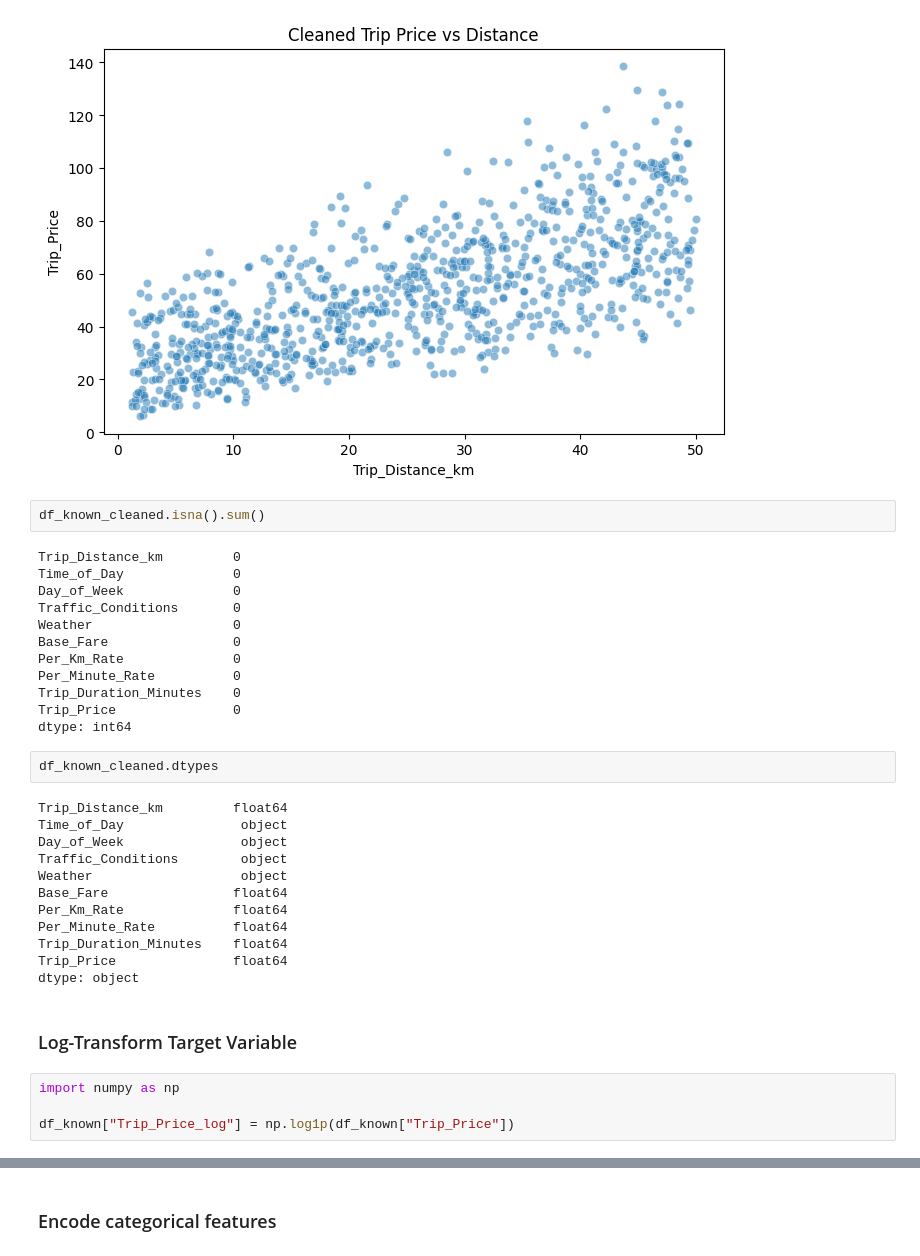
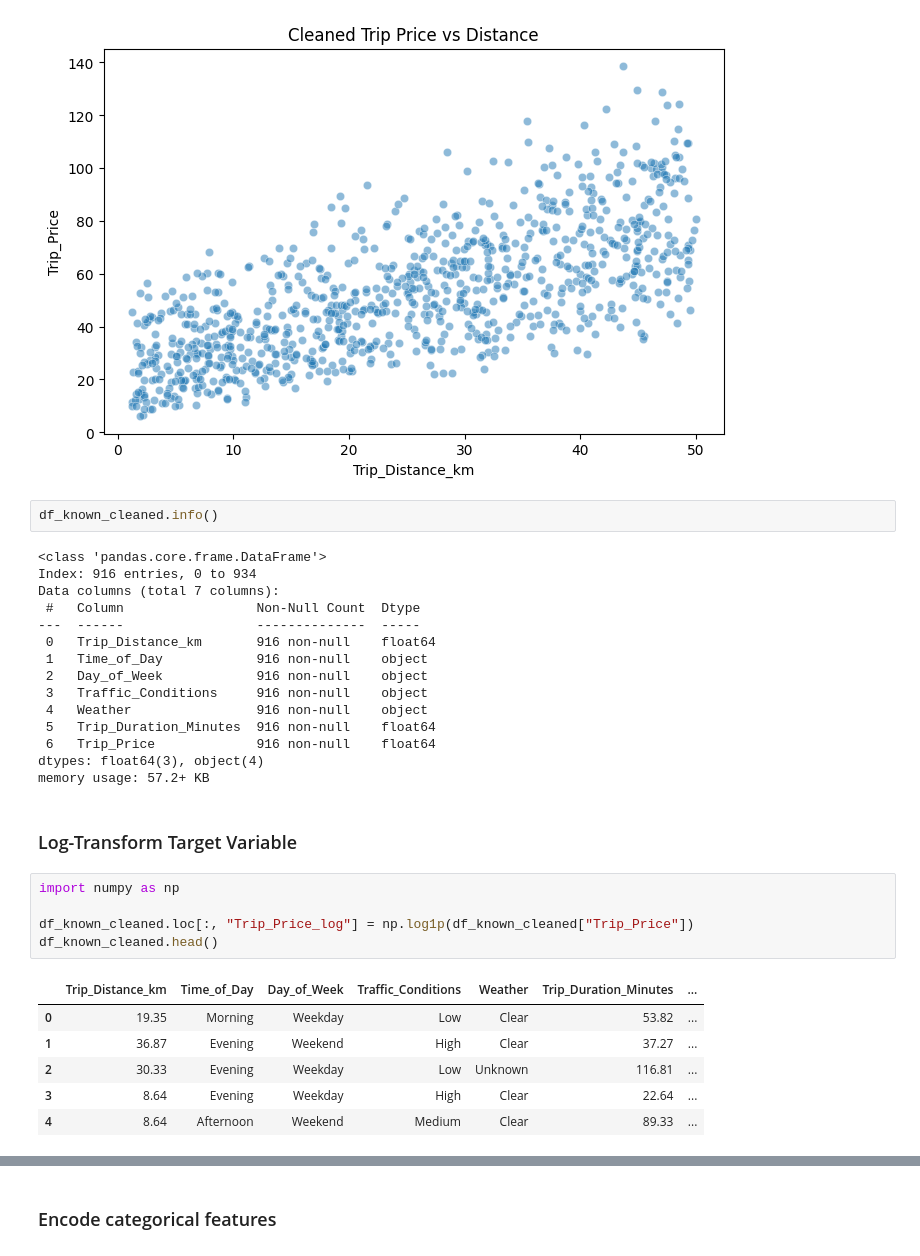
Before and after one commit to Lilit900/taxi_prediction_fullstack_lilit, a Jupyter notebook: src/taxipred/model_development/eda.ipynb, the cells around one changed output, grey strips where cells are left out. Saved outputs shown, nothing was run; the diff lists cells and outputs as text.

```diff
--- a/src/taxipred/model_development/eda.ipynb
+++ b/src/taxipred/model_development/eda.ipynb
@@ -635,36 +653,33 @@ plt.show()
 [figure]
 [figure]
 # %%
-df_known_cleaned.isna().sum()
+df_known_cleaned.info()
 # %% [output]
-Trip_Distance_km         0
-Time_of_Day              0
-Day_of_Week              0
-Traffic_Conditions       0
-Weather                  0
-Base_Fare                0
-Per_Km_Rate              0
-Per_Minute_Rate          0
-Trip_Duration_Minutes    0
-Trip_Price               0
-dtype: int64
+<class 'pandas.core.frame.DataFrame'>
+Index: 916 entries, 0 to 934
+Data columns (total 7 columns):
+ #   Column                 Non-Null Count  Dtype
+---  ------                 --------------  -----
+ 0   Trip_Distance_km       916 non-null    float64
+ 1   Time_of_Day            916 non-null    object
+ 2   Day_of_Week            916 non-null    object
+ 3   Traffic_Conditions     916 non-null    object
+ 4   Weather                916 non-null    object
+ 5   Trip_Duration_Minutes  916 non-null    float64
+ 6   Trip_Price             916 non-null    float64
+dtypes: float64(3), object(4)
+memory usage: 57.2+ KB
-# %%
-df_known_cleaned.dtypes
-# %% [output]
-Trip_Distance_km         float64
-Time_of_Day               object
-Day_of_Week               object
-Traffic_Conditions        object
-Weather                   object
-Base_Fare                float64
-Per_Km_Rate              float64
-Per_Minute_Rate          float64
-Trip_Duration_Minutes    float64
-Trip_Price               float64
-dtype: object
 # %% [markdown]
 ### Log-Transform Target Variable
 # %%
 import numpy as np
 
-df_known["Trip_Price_log"] = np.log1p(df_known["Trip_Price"])
+df_known_cleaned.loc[:, "Trip_Price_log"] = np.log1p(df_known_cleaned["Trip_Price"])
+df_known_cleaned.head()
+# %% [output]
+|  | Trip_Distance_km | Time_of_Day | Day_of_Week | Traffic_Conditions | Weather | Trip_Duration_Minutes | ... |
+| 0 | 19.35 | Morning | Weekday | Low | Clear | 53.82 | ... |
+| 1 | 36.87 | Evening | Weekend | High | Clear | 37.27 | ... |
+| 2 | 30.33 | Evening | Weekday | Low | Unknown | 116.81 | ... |
+| 3 | 8.64 | Evening | Weekday | High | Clear | 22.64 | ... |
+| 4 | 8.64 | Afternoon | Weekend | Medium | Clear | 89.33 | ... |
```
Also changed, not shown: parts of 30 cells of this notebook.
